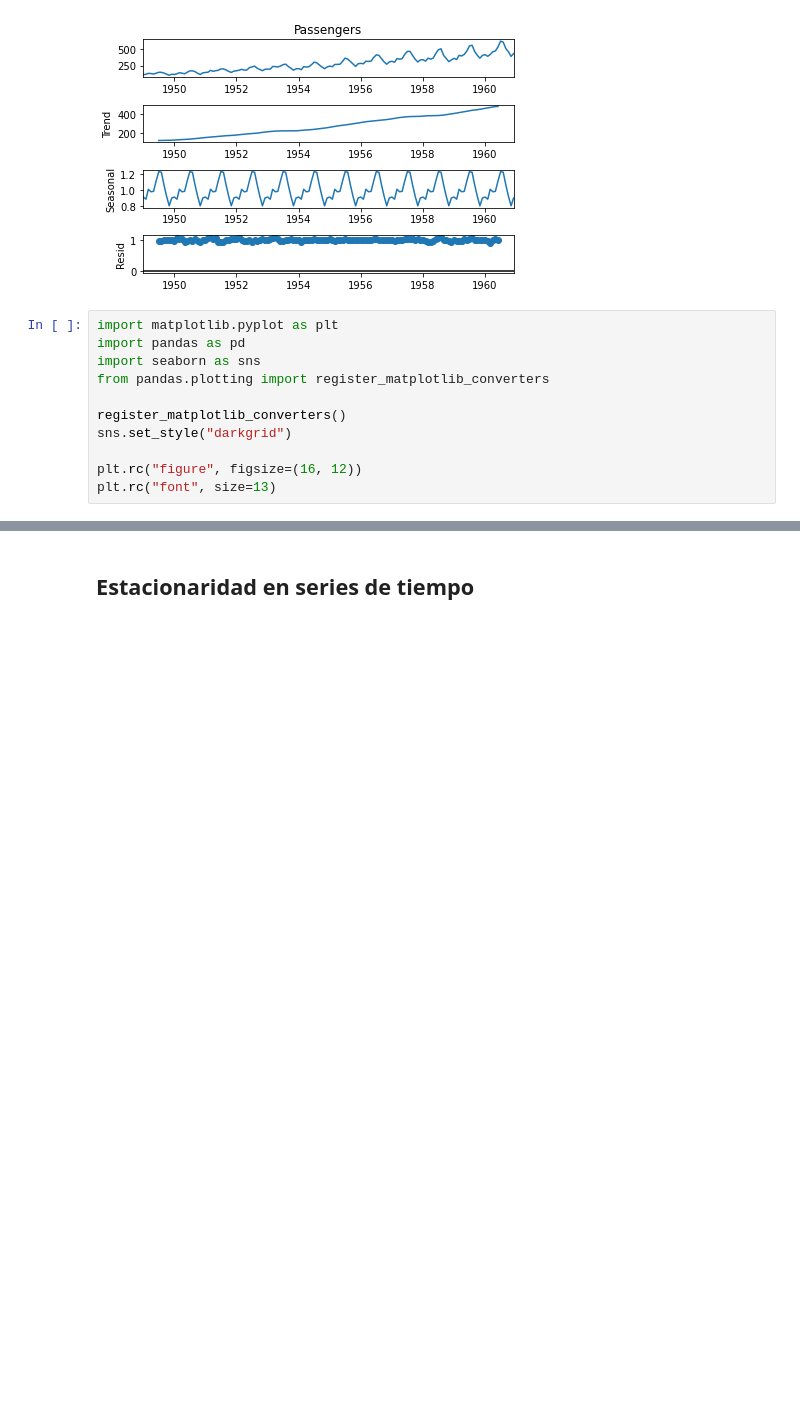
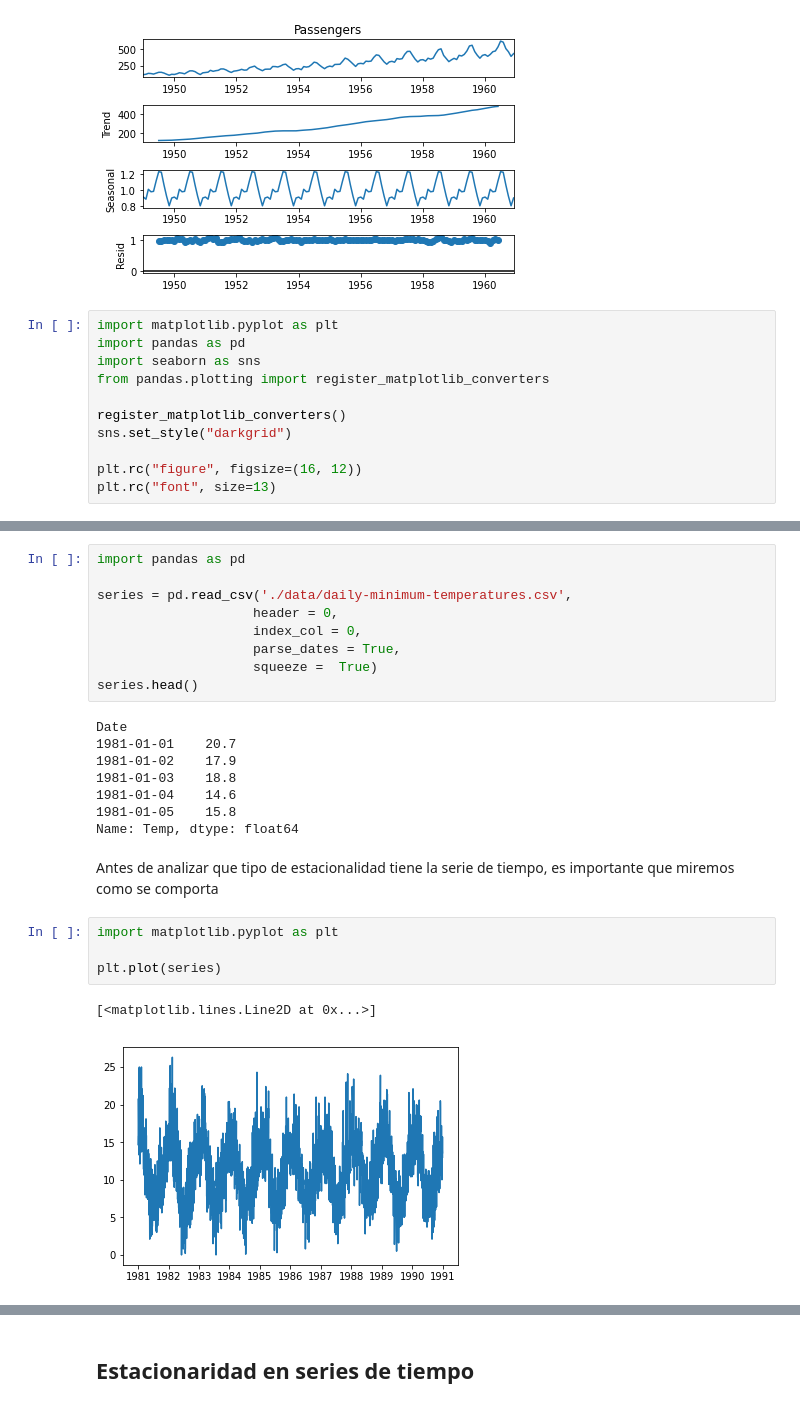
Before and after one commit to sruap1214/EC_Finance, a Jupyter notebook: Notebooks/06_SeriesdeTiempo.ipynb, the cells around one changed output, grey strips where cells are left out. Cells and saved outputs as stored; diff of their text form; blank space fills up the shorter version.

```diff
--- a/Notebooks/06_SeriesdeTiempo.ipynb
+++ b/Notebooks/06_SeriesdeTiempo.ipynb
@@ -436,0 +484,26 @@ NameError: name 'co2' is not defined
+# %%
+import pandas as pd
+
+series = pd.read_csv('./data/daily-minimum-temperatures.csv',
+                    header = 0,
+                    index_col = 0,
+                    parse_dates = True,
+                    squeeze =  True)
+series.head()
+# %% [output]
+Date
+1981-01-01    20.7
+1981-01-02    17.9
+1981-01-03    18.8
+1981-01-04    14.6
+1981-01-05    15.8
+Name: Temp, dtype: float64
+# %% [markdown]
+Antes de analizar que tipo de estacionalidad tiene la serie de tiempo, es importante que miremos como se comporta
+# %%
+import matplotlib.pyplot as plt
+
+plt.plot(series)
+# %% [output]
+[<matplotlib.lines.Line2D at 0x...>]
+[figure, added]
```
Also changed, not shown: parts of 13 cells of this notebook, 4 other files.
